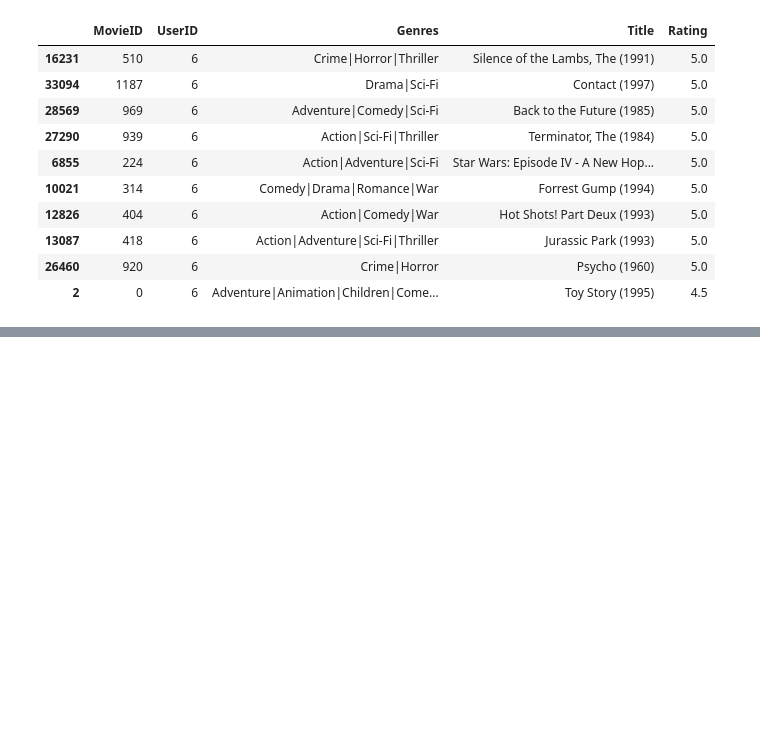
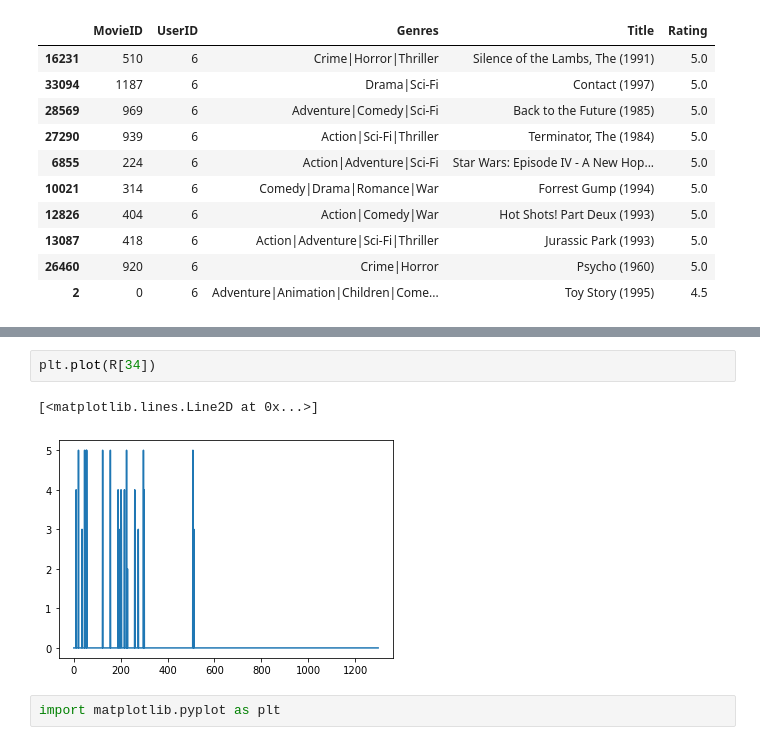
Before and after one commit to pindri/IRDV, a Jupyter notebook: IR_Exam/recommender.ipynb, the cells around one changed output, grey strips where cells are left out. Drawn from its saved outputs; the diff is of its cells as text; blank space fills up the shorter version.

```diff
--- a/IR_Exam/recommender.ipynb
+++ b/IR_Exam/recommender.ipynb
@@ -295,0 +354,7 @@ recommendTest(user_id, R_test, predicted_ratings)
+# %%
+plt.plot(R[34])
+# %% [output]
+[<matplotlib.lines.Line2D at 0x...>]
+[figure, added]
+# %%
+import matplotlib.pyplot as plt
```
Also changed, not shown: parts of 10 cells of this notebook.
